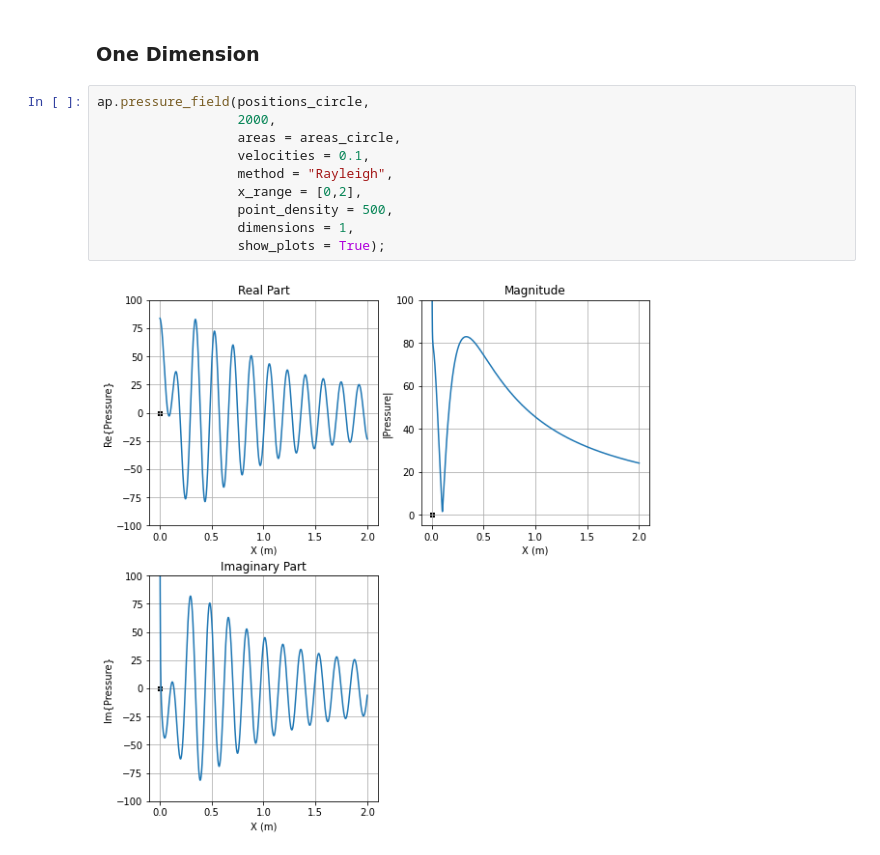
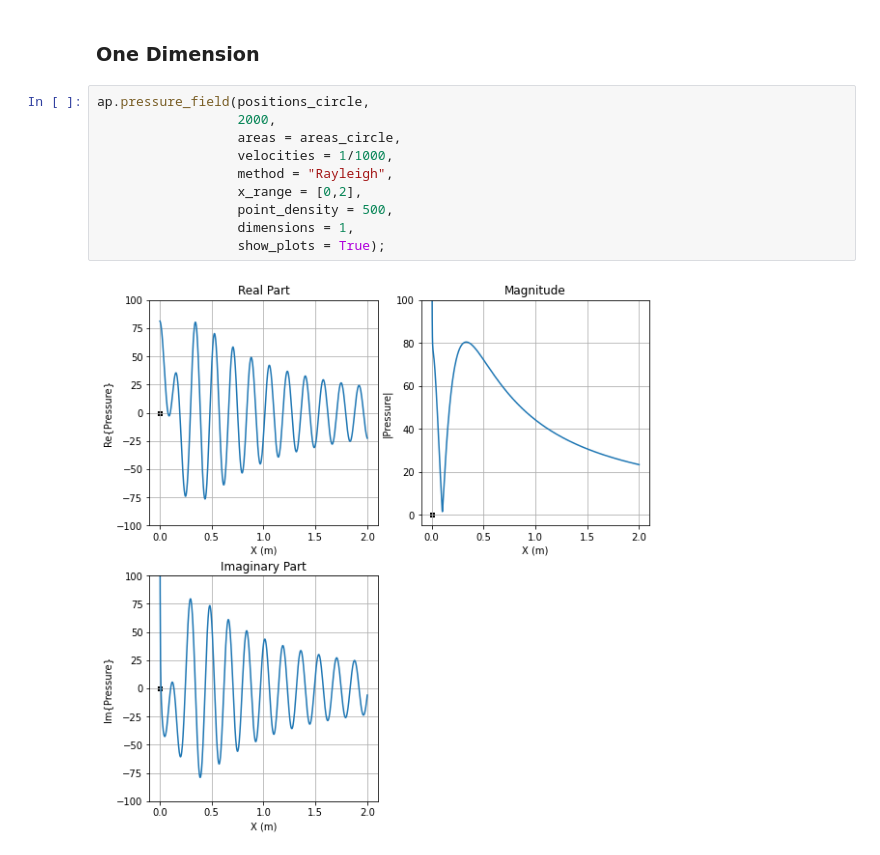
Before and after one commit to AerospaceMark/AcousticsPy, a Jupyter notebook: doc/Tutorials/pressure_field_tutorial.ipynb, the cells around one changed output. Drawn from its saved outputs; the diff is of its cells as text.

```diff
--- a/doc/Tutorials/pressure_field_tutorial.ipynb
+++ b/doc/Tutorials/pressure_field_tutorial.ipynb
@@ -189,12 +173,12 @@ ap.pressure_field(positions_circle,
 # %%
 ap.pressure_field(positions_circle,
                   2000,
                   areas = areas_circle,
-                  velocities = 0.1,
+                  velocities = 1/1000,
                   method = "Rayleigh",
                   x_range = [0,2],
                   point_density = 500,
                   dimensions = 1,
                   show_plots = True);
 # %% [output]
-[figure, old version]
+[figure, new version]
```
Also changed, not shown: parts of 7 cells of this notebook, 3 other files.
